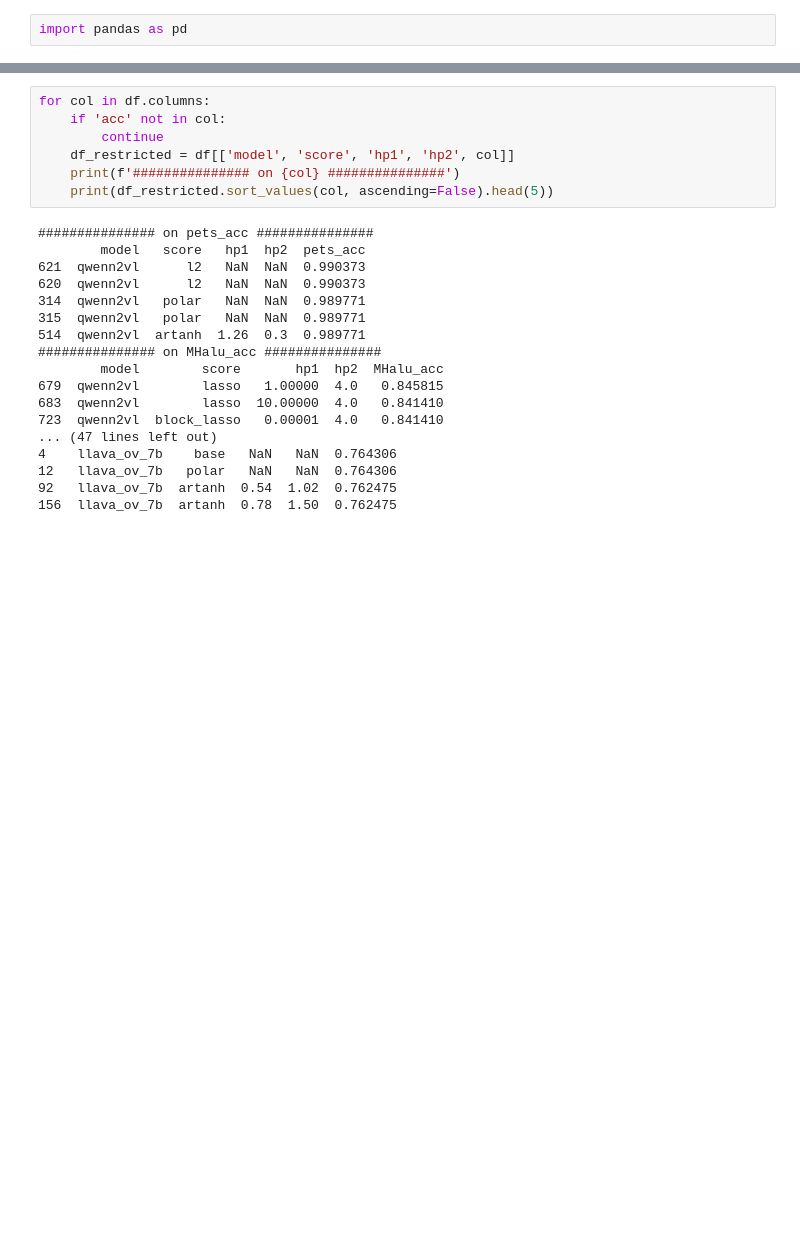
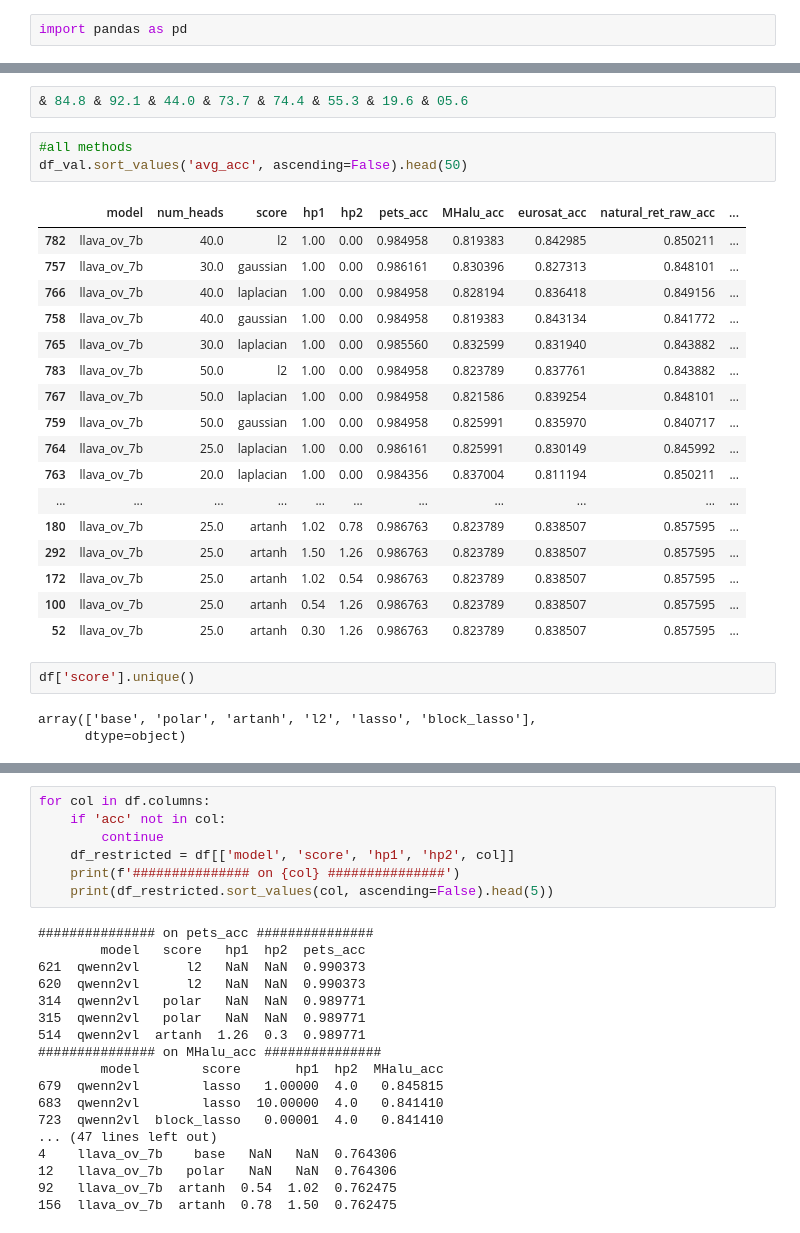
Before and after one commit to marssoo/SAVs, a Jupyter notebook: analysis/breakdown.ipynb, the cells around one changed output, grey strips where cells are left out. Saved outputs shown, nothing was run; the diff lists cells and outputs as text; blank space fills up the shorter version.

```diff
--- a/analysis/breakdown.ipynb
+++ b/analysis/breakdown.ipynb
@@ -7,0 +74,28 @@ df['avg_acc'] = acc_columns.mean(axis=1)
+# %%
+& 84.8 & 92.1 & 44.0 & 73.7 & 74.4 & 55.3 & 19.6 & 05.6
+# %%
+#all methods
+df_val.sort_values('avg_acc', ascending=False).head(50)
+# %% [output]
+|  | model | num_heads | score | hp1 | hp2 | pets_acc | MHalu_acc | eurosat_acc | natural_ret_raw_acc | ... |
+| 782 | llava_ov_7b | 40.0 | l2 | 1.00 | 0.00 | 0.984958 | 0.819383 | 0.842985 | 0.850211 | ... |
+| 757 | llava_ov_7b | 30.0 | gaussian | 1.00 | 0.00 | 0.986161 | 0.830396 | 0.827313 | 0.848101 | ... |
+| 766 | llava_ov_7b | 40.0 | laplacian | 1.00 | 0.00 | 0.984958 | 0.828194 | 0.836418 | 0.849156 | ... |
+| 758 | llava_ov_7b | 40.0 | gaussian | 1.00 | 0.00 | 0.984958 | 0.819383 | 0.843134 | 0.841772 | ... |
+| 765 | llava_ov_7b | 30.0 | laplacian | 1.00 | 0.00 | 0.985560 | 0.832599 | 0.831940 | 0.843882 | ... |
+| 783 | llava_ov_7b | 50.0 | l2 | 1.00 | 0.00 | 0.984958 | 0.823789 | 0.837761 | 0.843882 | ... |
+| 767 | llava_ov_7b | 50.0 | laplacian | 1.00 | 0.00 | 0.984958 | 0.821586 | 0.839254 | 0.848101 | ... |
+| 759 | llava_ov_7b | 50.0 | gaussian | 1.00 | 0.00 | 0.984958 | 0.825991 | 0.835970 | 0.840717 | ... |
+| 764 | llava_ov_7b | 25.0 | laplacian | 1.00 | 0.00 | 0.986161 | 0.825991 | 0.830149 | 0.845992 | ... |
+| 763 | llava_ov_7b | 20.0 | laplacian | 1.00 | 0.00 | 0.984356 | 0.837004 | 0.811194 | 0.850211 | ... |
+| ... | ... | ... | ... | ... | ... | ... | ... | ... | ... | ... |
+| 180 | llava_ov_7b | 25.0 | artanh | 1.02 | 0.78 | 0.986763 | 0.823789 | 0.838507 | 0.857595 | ... |
+| 292 | llava_ov_7b | 25.0 | artanh | 1.50 | 1.26 | 0.986763 | 0.823789 | 0.838507 | 0.857595 | ... |
+| 172 | llava_ov_7b | 25.0 | artanh | 1.02 | 0.54 | 0.986763 | 0.823789 | 0.838507 | 0.857595 | ... |
+| 100 | llava_ov_7b | 25.0 | artanh | 0.54 | 1.26 | 0.986763 | 0.823789 | 0.838507 | 0.857595 | ... |
+| 52 | llava_ov_7b | 25.0 | artanh | 0.30 | 1.26 | 0.986763 | 0.823789 | 0.838507 | 0.857595 | ... |
+# %%
+df['score'].unique()
+# %% [output]
+array(['base', 'polar', 'artanh', 'l2', 'lasso', 'block_lasso'],
+      dtype=object)
```
Also changed, not shown: parts of 17 cells of this notebook, 21 other files.
